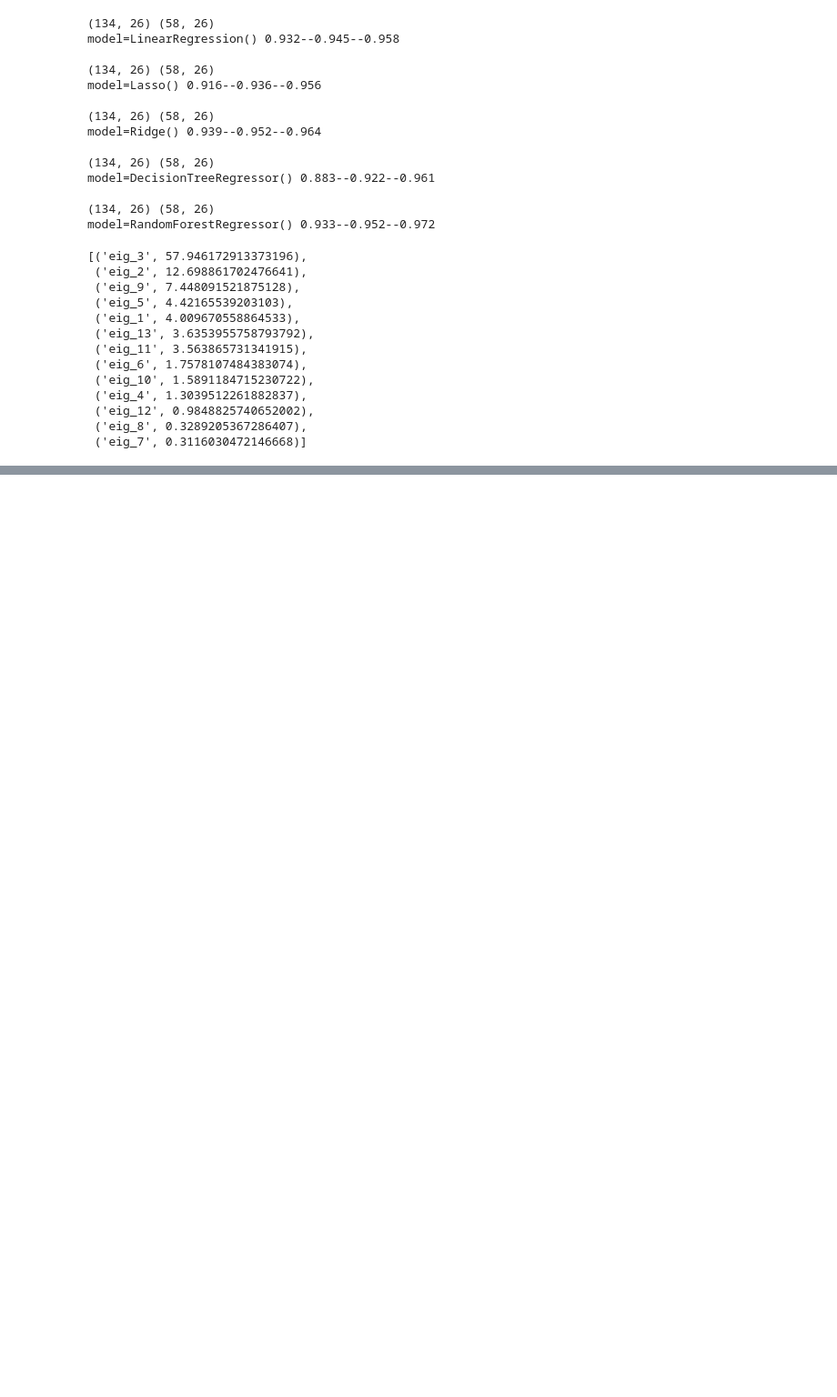
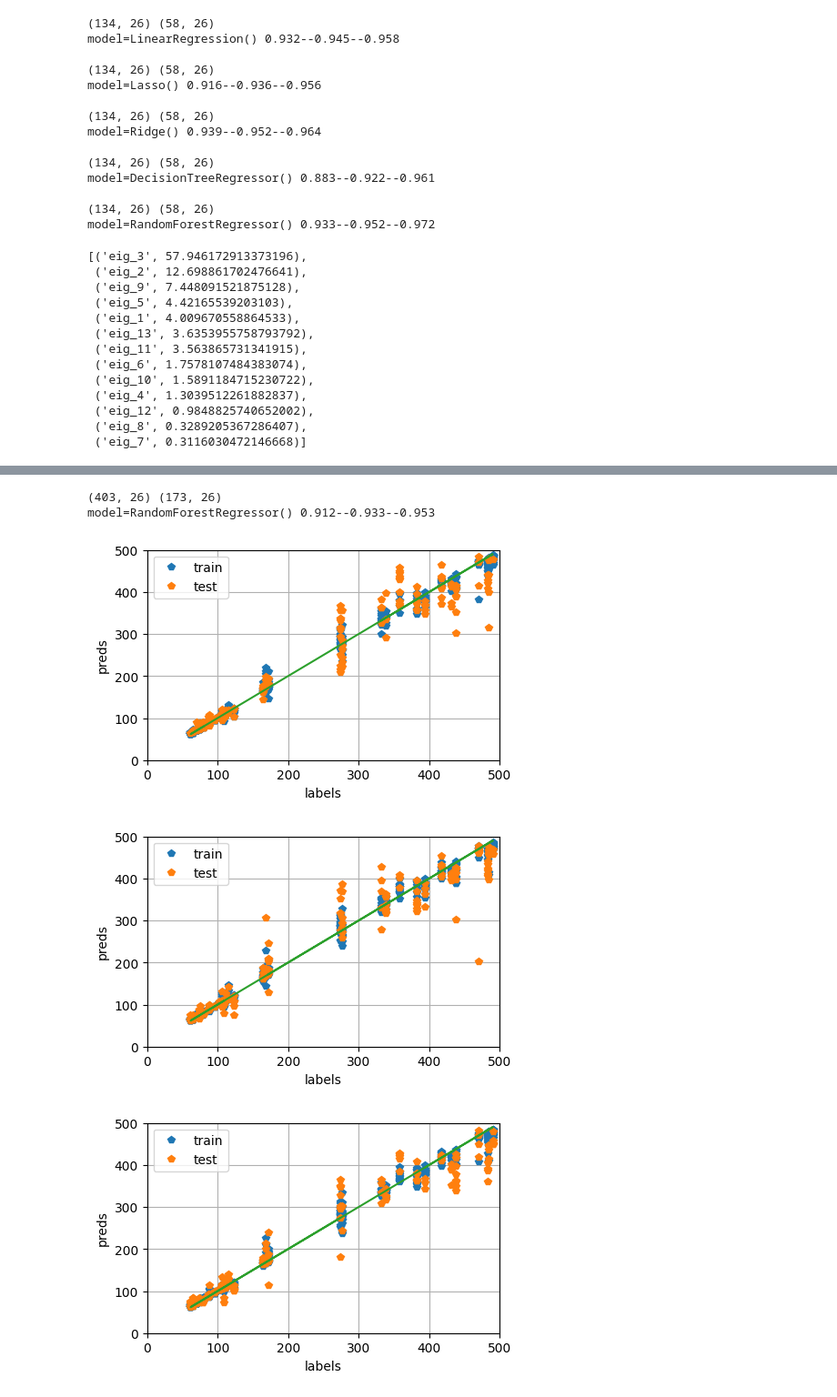
Before and after one commit to awadyn/network_exec_energy_study, a Jupyter notebook: full_logs/0x1d00_log_data/Analysis of correlation eigenvalues.ipynb, the cells around one changed output, grey strips where cells are left out. Shown at 91% size. Saved outputs shown, nothing was run; the diff lists cells and outputs as text; code cells hidden in the pictures; blank space fills up the shorter version.

```diff
--- a/full_logs/0x1d00_log_data/Analysis of correlation eigenvalues.ipynb
+++ b/full_logs/0x1d00_log_data/Analysis of correlation eigenvalues.ipynb
@@ -231,0 +492,31 @@ sorted(zip(feat_col_names, 100*model.feature_importances_),
+# %%
+'''
+Experiment 4:
+
+Train on random split of union of QPS values
+
+This model does very well since it's training on all QPS values (70% of the data)
+and testing on the rest (30%)
+
+This suggests another experiment: train on 200k, 600k and test on 400k (experiment 5)
+'''
+
+#for model in LinearRegression(), Lasso(), Ridge(), DecisionTreeRegressor(), RandomForestRegressor():
+for model in [RandomForestRegressor()]:
+    score_list, model, feat_col_names = run_exp(model,
+                                                pd.concat([df_200, df_400, df_600], axis=0),
+                                                scale=True,
+                                                ratios=True,
+                                                log=False,
+                                                n_iter=10,
+                                                scorer=r2_score,
+                                                plot=True) #change plot->True to see plots
+
+    score_mean, score_std = np.mean([i[1] for i in score_list]), np.std([i[1] for i in score_list]) #no log
+    print(f'model={model} {score_mean - score_std:.3f}--{score_mean:.3f}--{score_mean + score_std:.3f}\n')
+# %% [output]
+(403, 26) (173, 26)
+model=RandomForestRegressor() 0.912--0.933--0.953
+[figure, added]
+[figure, added]
+[figure, added]
```
Also changed, not shown: parts of 13 cells of this notebook.
